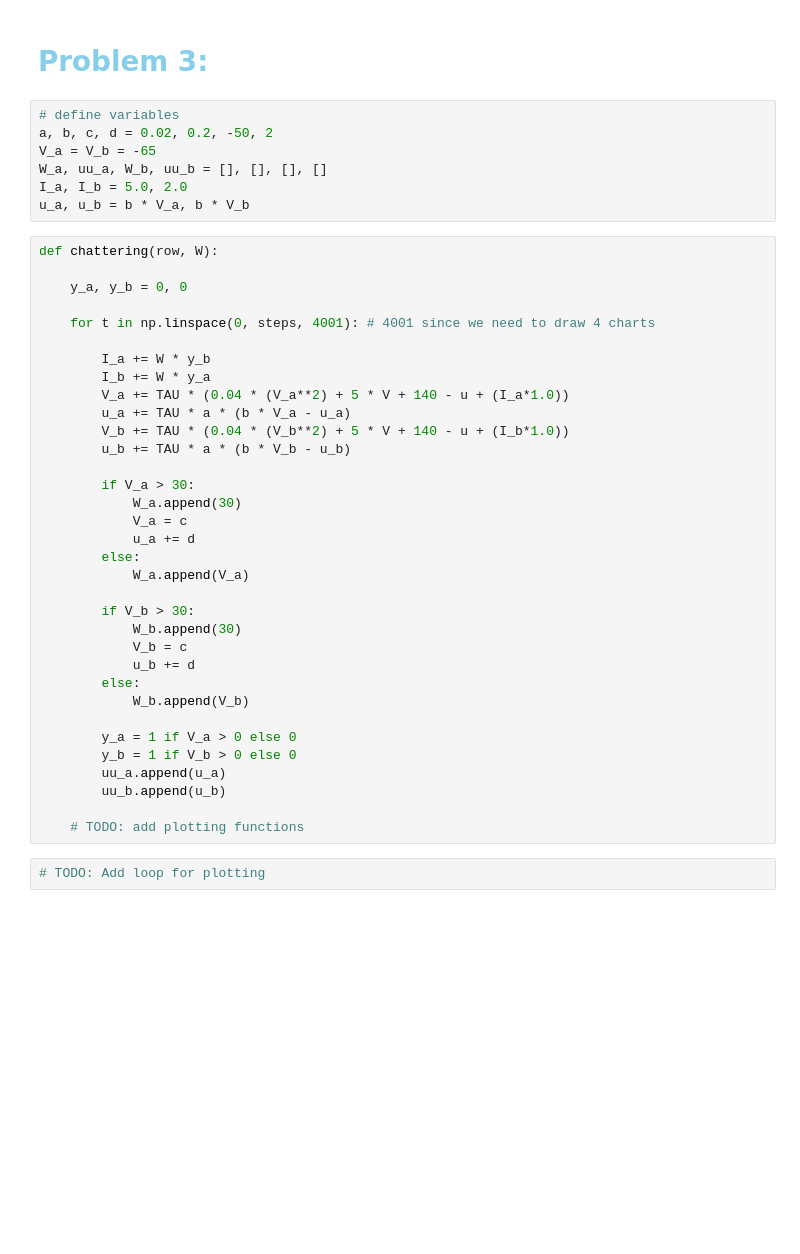
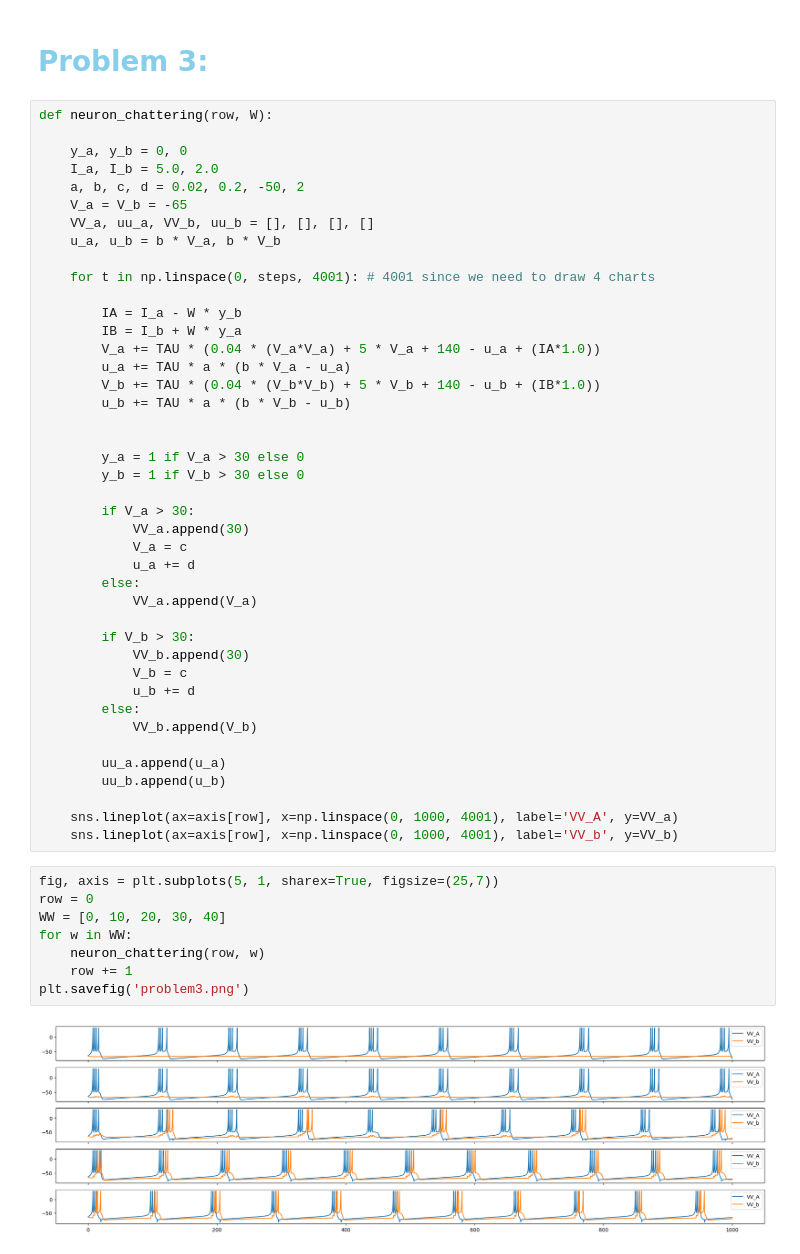
Before and after one commit to jacklvd/intelligent_sys, a Jupyter notebook: HW1/code/neuron_spiking.ipynb, the cells around one changed output. Drawn from its saved outputs; the diff is of its cells as text; blank space fills up the shorter version.

```diff
--- a/HW1/code/neuron_spiking.ipynb
+++ b/HW1/code/neuron_spiking.ipynb
@@ -72,45 +100,54 @@ Text(0.5, 0, '')
 # %% [markdown]
 # <font color='skyblue'>Problem 3:</font>
-# %%
-# define variables
-a, b, c, d = 0.02, 0.2, -50, 2
-V_a = V_b = -65
-W_a, uu_a, W_b, uu_b = [], [], [], []
-I_a, I_b = 5.0, 2.0
-u_a, u_b = b * V_a, b * V_b
 # %%
-def chattering(row, W):
+def neuron_chattering(row, W):
 
     y_a, y_b = 0, 0
+    I_a, I_b = 5.0, 2.0
+    a, b, c, d = 0.02, 0.2, -50, 2
+    V_a = V_b = -65
+    VV_a, uu_a, VV_b, uu_b = [], [], [], []
+    u_a, u_b = b * V_a, b * V_b
 
     for t in np.linspace(0, steps, 4001): # 4001 since we need to draw 4 charts
 
-        I_a += W * y_b
-        I_b += W * y_a
-        V_a += TAU * (0.04 * (V_a**2) + 5 * V + 140 - u + (I_a*1.0))
+        IA = I_a - W * y_b
+        IB = I_b + W * y_a
+        V_a += TAU * (0.04 * (V_a*V_a) + 5 * V_a + 140 - u_a + (IA*1.0))
         u_a += TAU * a * (b * V_a - u_a)
-        V_b += TAU * (0.04 * (V_b**2) + 5 * V + 140 - u + (I_b*1.0))
+        V_b += TAU * (0.04 * (V_b*V_b) + 5 * V_b + 140 - u_b + (IB*1.0))
         u_b += TAU * a * (b * V_b - u_b)
 
+
+        y_a = 1 if V_a > 30 else 0
+        y_b = 1 if V_b > 30 else 0
+
         if V_a > 30:
-            W_a.append(30)
+            VV_a.append(30)
             V_a = c
             u_a += d
         else:
-            W_a.append(V_a)
+            VV_a.append(V_a)
 
         if V_b > 30:
-            W_b.append(30)
+            VV_b.append(30)
             V_b = c
             u_b += d
         else:
-            W_b.append(V_b)
+            VV_b.append(V_b)
 
-        y_a = 1 if V_a > 0 else 0
-        y_b = 1 if V_b > 0 else 0
         uu_a.append(u_a)
         uu_b.append(u_b)
 
-    # TODO: add plotting functions
+    sns.lineplot(ax=axis[row], x=np.linspace(0, 1000, 4001), label='VV_A', y=VV_a)
+    sns.lineplot(ax=axis[row], x=np.linspace(0, 1000, 4001), label='VV_b', y=VV_b)
-# %%
-# TODO: Add loop for plotting
+# %%
+fig, axis = plt.subplots(5, 1, sharex=True, figsize=(25,7))
+row = 0
+WW = [0, 10, 20, 30, 40]
+for w in WW:
+    neuron_chattering(row, w)
+    row += 1
+plt.savefig('problem3.png')
+# %% [output]
+[figure, added]
```
Also changed, not shown: parts of 6 cells of this notebook, 4 other files.
